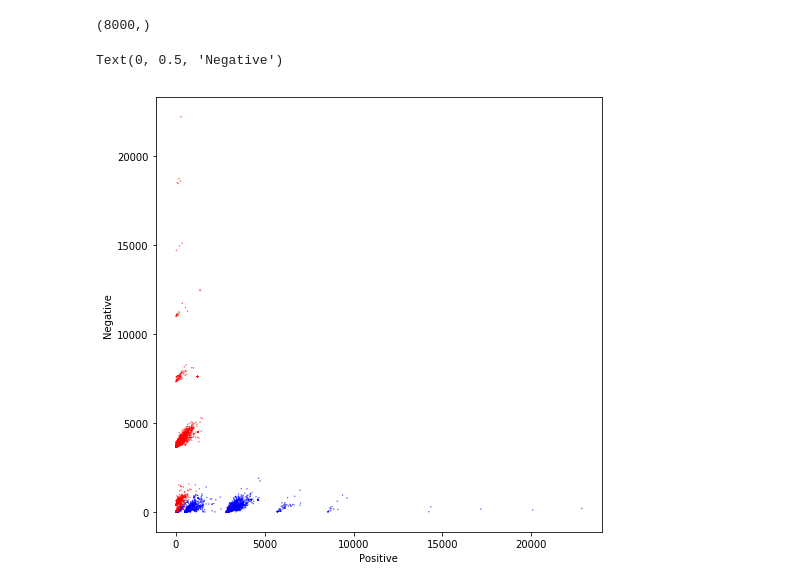
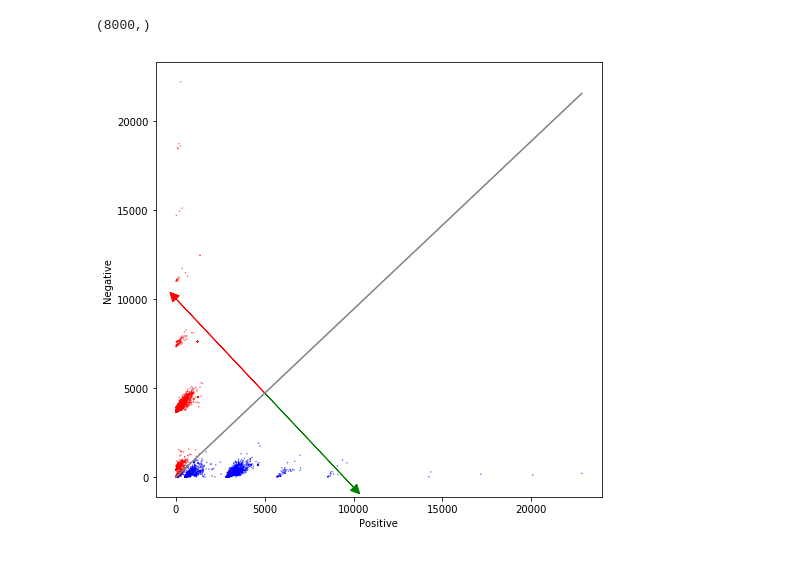
Before and after one commit to big-Bong/Coursera, a Jupyter notebook: NLPSpecialization/ClassificationAndVectorSpaces/Week1/Lab3.ipynb, the cells around one changed output. Saved outputs shown, nothing was run; the diff lists cells and outputs as text; code cells hidden in the pictures.

```diff
--- a/NLPSpecialization/ClassificationAndVectorSpaces/Week1/Lab3.ipynb
+++ b/NLPSpecialization/ClassificationAndVectorSpaces/Week1/Lab3.ipynb
@@ -74,17 +74,25 @@ theta = [7e-08, 0.0005239, -0.00055517]
 # %%
 #Plotting on columns 1 and 2 of the data
 fig,ax = plt.subplots(figsize=(8,8))
 colors = ['Red','Blue']
 ax.scatter(X[:,1],X[:,2],c=[colors[int(k)] for k in Y],s=0.1)
 plt.xlabel("Positive")
 plt.ylabel("Negative")
 
 maxpos = np.max(X[:,1])
 offset = 5000
-ax.plot([0,maxpos],[neg(theta,0),neg(theta,maxpos)],color='gray')
+
+# Plot a gray line that divides the 2 areas.
+ax.plot([0,  maxpos], [neg(theta, 0),   neg(theta, maxpos)], color = 'gray')
+
+# Plot a green line pointing to the positive direction
+ax.arrow(offset, neg(theta, offset), offset, direction(theta, offset), head_width=500, head_length=500, fc='g', ec='g')
+# Plot a red line pointing to the negative direction
+ax.arrow(offset, neg(theta, offset), -offset, -direction(theta, offset), head_width=500, head_length=500, fc='r', ec='r')
+
+plt.show()
 # %% [output]
-Text(0, 0.5, 'Negative')
-[figure, old version]
+[figure, new version]
 # %%
 #Plot the models line which separates the examples
 def neg(theta,pos):
```
